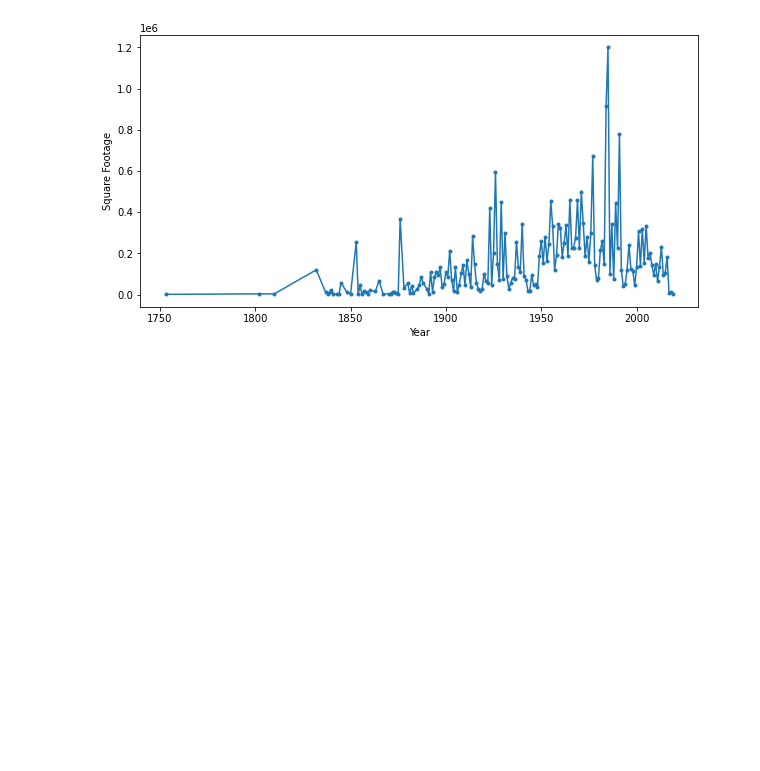
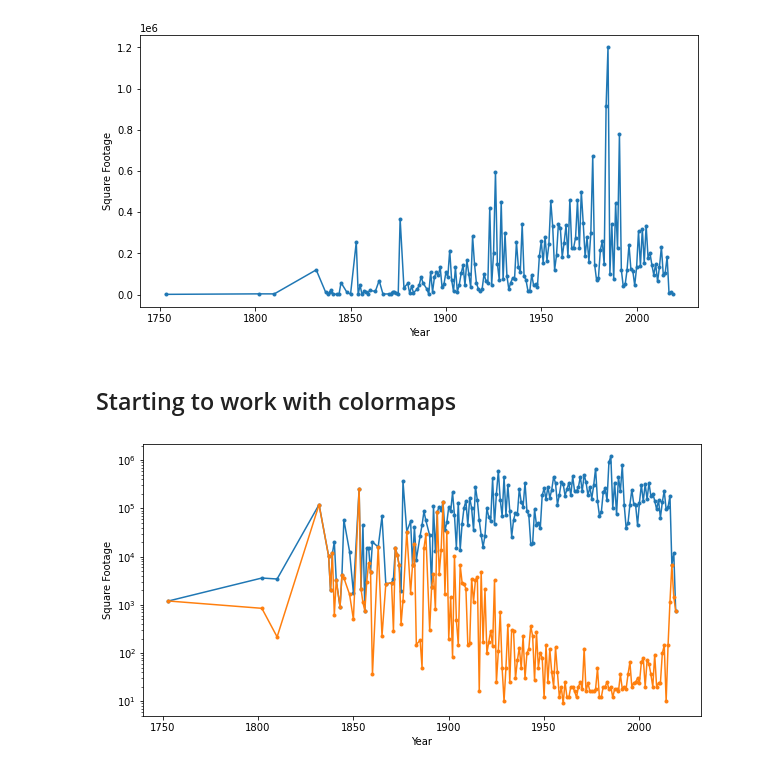
Before and after one commit to UIUC-iSchool-DataViz/is445_spring2022, a Jupyter notebook: _site/week04/inClass_week04.ipynb, the cells around one changed output. Cells and saved outputs as stored; diff of their text form; code cells hidden in the pictures; blank space fills up the shorter version.

```diff
--- a/_site/week04/inClass_week04.ipynb
+++ b/_site/week04/inClass_week04.ipynb
@@ -426,3 +426,17 @@ ax.set_ylabel('Square Footage')
 plt.show()
 # %% [output]
 [figure]
+# %% [markdown]
+## Starting to work with colormaps
+# %%
+fig, ax = plt.subplots(figsize=(10,5))
+
+ax.plot(stats['max'], marker='.') # note: marker is telling our audience discrete data points
+ax.plot(stats['min'], marker='.') # note: marker is telling our audience discrete data points
+ax.set_xlabel('Year')
+ax.set_ylabel('Square Footage')
+ax.set_yscale('log') #
+
+plt.show()
+# %% [output]
+[figure, added]
```
